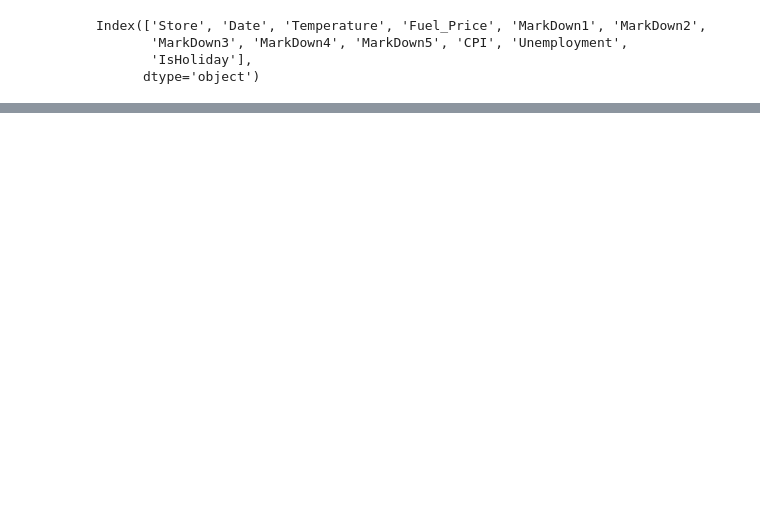
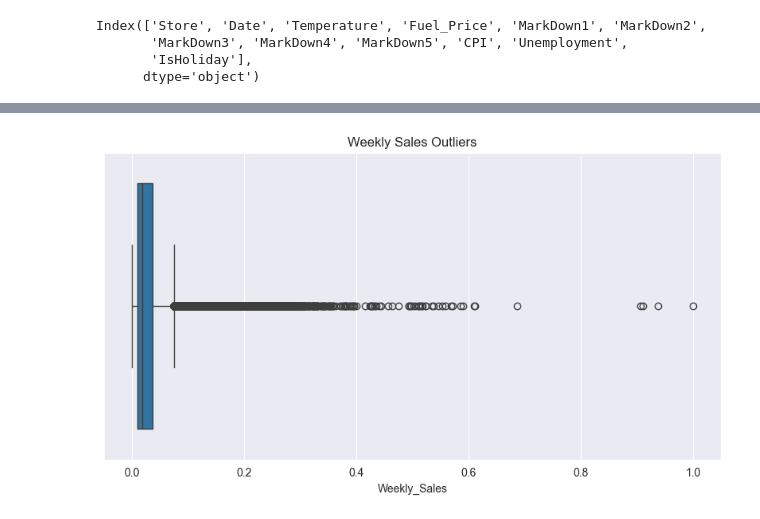
Before and after one commit to egemenozen1/Walmart-LSTM-Sales-Forecasting, a Jupyter notebook: Notebooks/Notebook1-DataCleaning.ipynb, the cells around one changed output, grey strips where cells are left out. Saved outputs shown, nothing was run; the diff lists cells and outputs as text; code cells hidden in the pictures; blank space fills up the shorter version.

```diff
--- a/Notebooks/Notebook1-DataCleaning.ipynb
+++ b/Notebooks/Notebook1-DataCleaning.ipynb
@@ -235,9 +235,3 @@ train_df['WeeklySales_MA_12'] = train_df['Weekly_Sales'].rolling(window=12).mean
 # Lag features: previous 1 and 2 weeks of sales
 train_df['WeeklySales_Lag_1'] = train_df['Weekly_Sales'].shift(1)
 train_df['WeeklySales_Lag_2'] = train_df['Weekly_Sales'].shift(2)
-# %%
-# Fill missing values with 0
-train_df[['MarkDown1', 'MarkDown2', 'MarkDown3', 'MarkDown4', 'MarkDown5']] = train_df[['MarkDown1', 'MarkDown2', 'MarkDown3', 'MarkDown4', 'MarkDown5']].fillna(0)
-
-# Alternatively, fill with median
-# train_df[['MarkDown1', 'MarkDown2', 'MarkDown3', 'MarkDown4', 'MarkDown5']] = train_df[['MarkDown1', 'MarkDown2', 'MarkDown3', 'MarkDown4', 'MarkDown5']].fillna(train_df[['MarkDown1', 'MarkDown2', 'MarkDown3', 'MarkDown4', 'MarkDown5']].median())
@@ -252,0 +275,16 @@ Index(['Store', 'Date', 'Temperature', 'Fuel_Price', 'MarkDown1', 'MarkDown2',
+# %%
+from sklearn.preprocessing import MinMaxScaler, StandardScaler
+
+# Instantiate separate scalers for each DataFrame
+scaler_train = MinMaxScaler()
+scaler_features = MinMaxScaler()
+
+# Columns to scale in train_df
+train_df_cols_to_scale = ['Weekly_Sales', 'WeeklySales_MA_4', 'WeeklySales_MA_8', 'WeeklySales_MA_12', 'WeeklySales_Lag_1', 'WeeklySales_Lag_2']
+
+# Columns to scale in features_df
+features_df_cols_to_scale = ['Temperature', 'Fuel_Price', 'CPI', 'Unemployment', 'FuelPrice_Change', 'CPI_Lag_1', 'Unemployment_Lag_1']
+
+# Apply scaling separately to each DataFrame
+train_df[train_df_cols_to_scale] = scaler_train.fit_transform(train_df[train_df_cols_to_scale])
+features_df[features_df_cols_to_scale] = scaler_features.fit_transform(features_df[features_df_cols_to_scale])
@@ -252,0 +315,14 @@ Index(['Store', 'Date', 'Temperature', 'Fuel_Price', 'MarkDown1', 'MarkDown2',
+# %%
+# Check for outliers in key columns in features_df and train_df
+import matplotlib.pyplot as plt
+import seaborn as sns
+
+# Example for boxplot for 'Weekly_Sales' in train_df
+plt.figure(figsize=(10, 5))
+sns.boxplot(data=train_df, x='Weekly_Sales')
+plt.title('Weekly Sales Outliers')
+plt.show()
+
+# Repeat similar plots for Temperature, Fuel_Price, CPI, Unemployment in features_df
+# %% [output]
+[figure, added]
```
Also changed, not shown: parts of 13 cells of this notebook.
